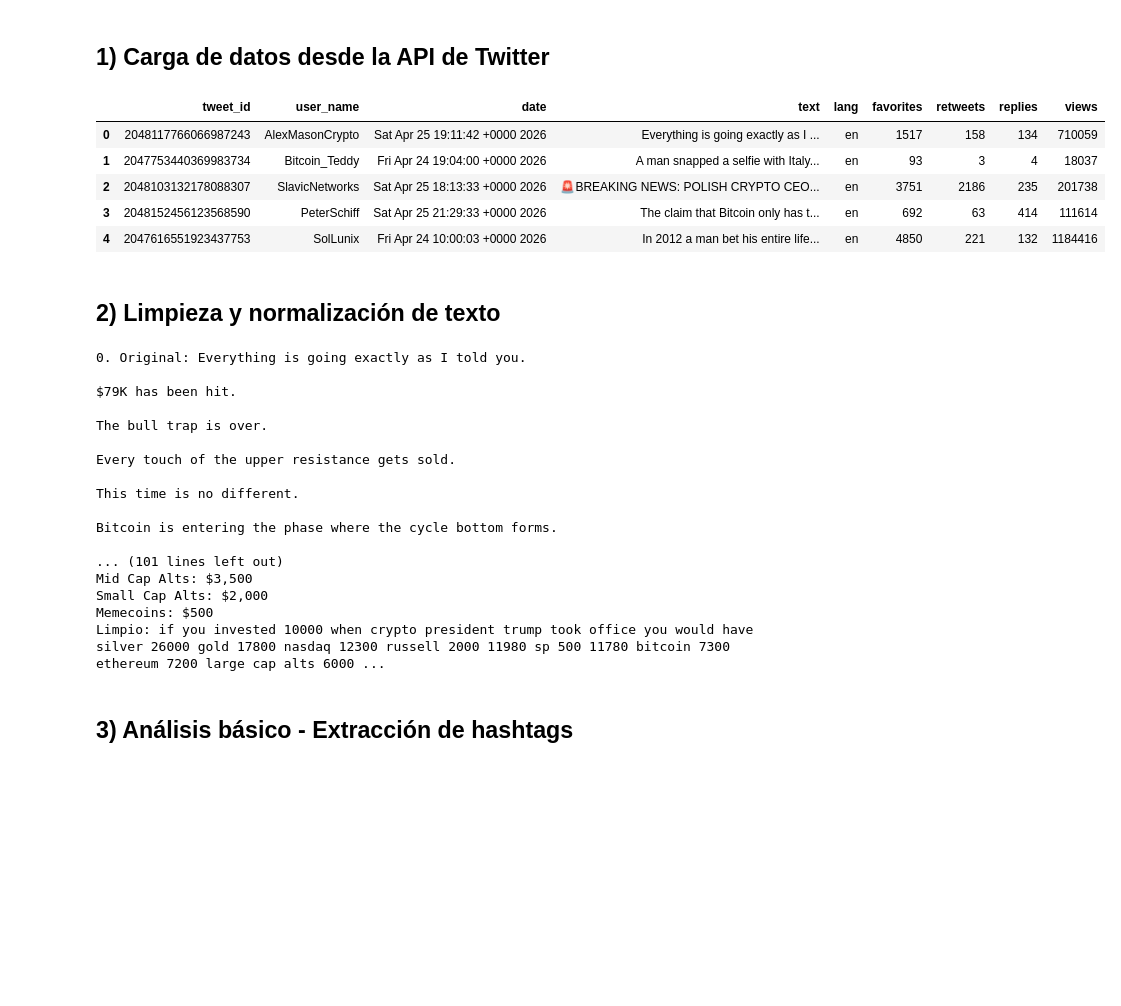
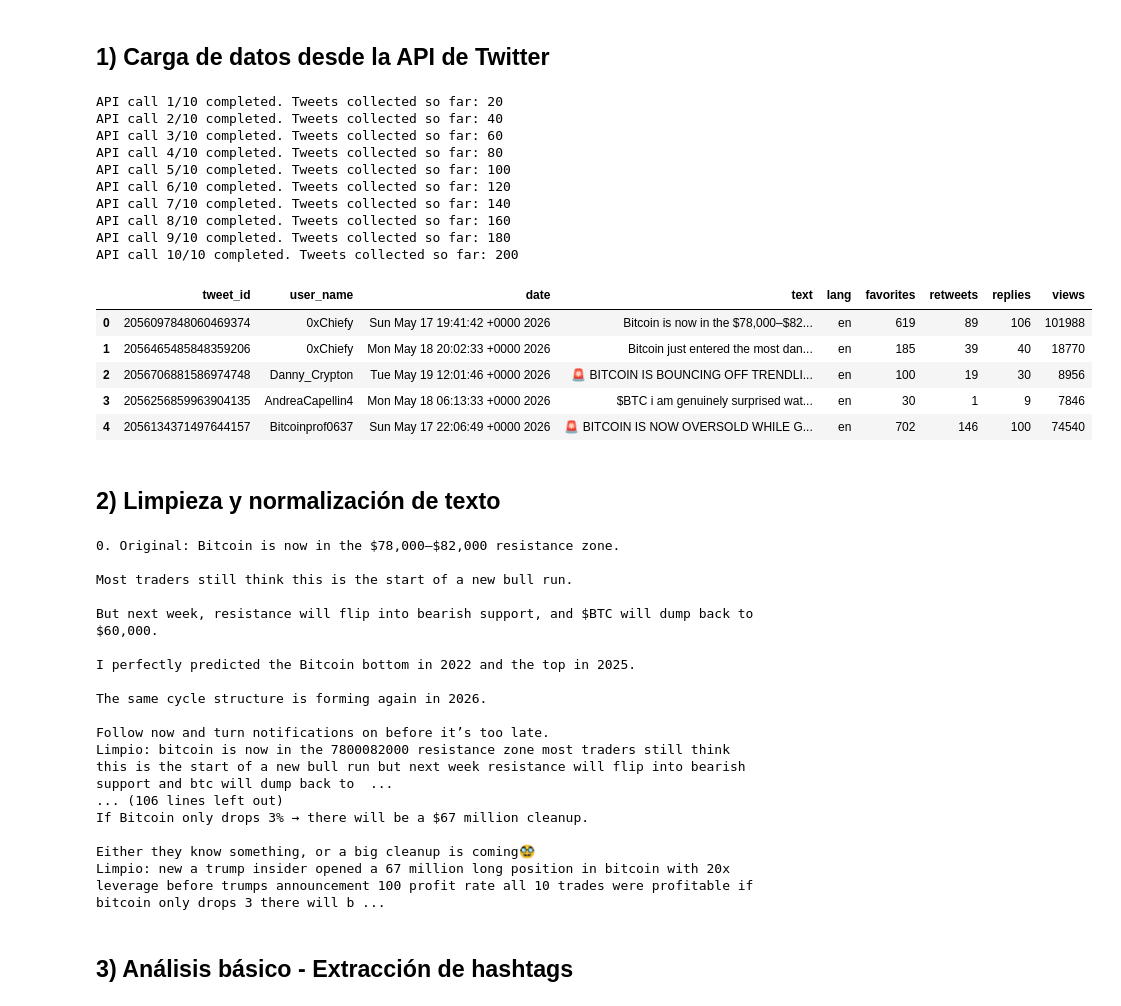
Before and after one commit to victorsgDev/Analysis_Sentiment-Trends-Social_Networks, a Jupyter notebook: VictorSanchez_BAIN_U4_Practica.ipynb, the cells around one changed output. Drawn from its saved outputs; the diff is of its cells as text; code cells hidden in the pictures; blank space fills up the shorter version.

```diff
--- a/VictorSanchez_BAIN_U4_Practica.ipynb
+++ b/VictorSanchez_BAIN_U4_Practica.ipynb
@@ -5,27 +5,37 @@ from data_extractor import DataExtractor
 # %%
 import os
 
 file_path = "data/tweets_from_api.csv"
 
 if os.path.exists(file_path):
     extractor = DataExtractor(file_path)
     df_api = extractor.load_data()
 else:
     extractor = DataExtractor()
     df_api = extractor.load_data_api(
         query="bitcoin",
-        max_results=20,
+        api_calls=10,
         output_file=file_path
     )
 
 df_api.head()
 # %% [output]
+API call 1/10 completed. Tweets collected so far: 20
+API call 2/10 completed. Tweets collected so far: 40
+API call 3/10 completed. Tweets collected so far: 60
+API call 4/10 completed. Tweets collected so far: 80
+API call 5/10 completed. Tweets collected so far: 100
+API call 6/10 completed. Tweets collected so far: 120
+API call 7/10 completed. Tweets collected so far: 140
+API call 8/10 completed. Tweets collected so far: 160
+API call 9/10 completed. Tweets collected so far: 180
+API call 10/10 completed. Tweets collected so far: 200
 |  | tweet_id | user_name | date | text | lang | favorites | retweets | replies | views |
-| 0 | 2048117766066987243 | AlexMasonCrypto | Sat Apr 25 19:11:42 +0000 2026 | Everything is going exactly as I ... | en | 1517 | 158 | 134 | 710059 |
-| 1 | 2047753440369983734 | Bitcoin_Teddy | Fri Apr 24 19:04:00 +0000 2026 | A man snapped a selfie with Italy... | en | 93 | 3 | 4 | 18037 |
-| 2 | 2048103132178088307 | SlavicNetworks | Sat Apr 25 18:13:33 +0000 2026 | 🚨BREAKING NEWS: POLISH CRYPTO CEO... | en | 3751 | 2186 | 235 | 201738 |
-| 3 | 2048152456123568590 | PeterSchiff | Sat Apr 25 21:29:33 +0000 2026 | The claim that Bitcoin only has t... | en | 692 | 63 | 414 | 111614 |
-| 4 | 2047616551923437753 | SolLunix | Fri Apr 24 10:00:03 +0000 2026 | In 2012 a man bet his entire life... | en | 4850 | 221 | 132 | 1184416 |
+| 0 | 2056097848060469374 | 0xChiefy | Sun May 17 19:41:42 +0000 2026 | Bitcoin is now in the $78,000–$82... | en | 619 | 89 | 106 | 101988 |
+| 1 | 2056465485848359206 | 0xChiefy | Mon May 18 20:02:33 +0000 2026 | Bitcoin just entered the most dan... | en | 185 | 39 | 40 | 18770 |
+| 2 | 2056706881586974748 | Danny_Crypton | Tue May 19 12:01:46 +0000 2026 | 🚨 BITCOIN IS BOUNCING OFF TRENDLI... | en | 100 | 19 | 30 | 8956 |
+| 3 | 2056256859963904135 | AndreaCapellin4 | Mon May 18 06:13:33 +0000 2026 | $BTC i am genuinely surprised wat... | en | 30 | 1 | 9 | 7846 |
+| 4 | 2056134371497644157 | Bitcoinprof0637 | Sun May 17 22:06:49 +0000 2026 | 🚨 BITCOIN IS NOW OVERSOLD WHILE G... | en | 702 | 146 | 100 | 74540 |
 # %% [markdown]
 ## 2) Limpieza y normalización de texto
 # %%
@@ -36,23 +46,23 @@ for i, row in df_api.iterrows():
     if i >= 9:  # Limitar a las primeras 10 filas para evitar demasiada salida
         break
 # %% [output]
-0. Original: Everything is going exactly as I told you.
+0. Original: Bitcoin is now in the $78,000–$82,000 resistance zone.
 
-$79K has been hit.
+Most traders still think this is the start of a new bull run.
 
-The bull trap is over.
+But next week, resistance will flip into bearish support, and $BTC will dump back to $60,000.
 
-Every touch of the upper resistance gets sold.
+I perfectly predicted the Bitcoin bottom in 2022 and the top in 2025.
 
-This time is no different.
+The same cycle structure is forming again in 2026.
 
-Bitcoin is entering the phase where the cycle bottom forms.
+Follow now and turn notifications on before it’s too late.
+Limpio: bitcoin is now in the 7800082000 resistance zone most traders still think this is the start of a new bull run but next week resistance will flip into bearish support and btc will dump back to  ...
+... (106 lines left out)
+If Bitcoin only drops 3% → there will be a $67 million cleanup.
 
-... (101 lines left out)
-Mid Cap Alts: $3,500
-Small Cap Alts: $2,000
-Memecoins: $500
-Limpio: if you invested 10000 when crypto president trump took office you would have silver 26000 gold 17800 nasdaq 12300 russell 2000 11980 sp 500 11780 bitcoin 7300 ethereum 7200 large cap alts 6000 ...
+Either they know something, or a big cleanup is coming🥸
+Limpio: new a trump insider opened a 67 million long position in bitcoin with 20x leverage before trumps announcement 100 profit rate all 10 trades were profitable if bitcoin only drops 3 there will b ...
 # %% [markdown]
 ## 3) Análisis básico - Extracción de hashtags
 # %%
```
Also changed, not shown: parts of 12 cells of this notebook, 12 other files.
